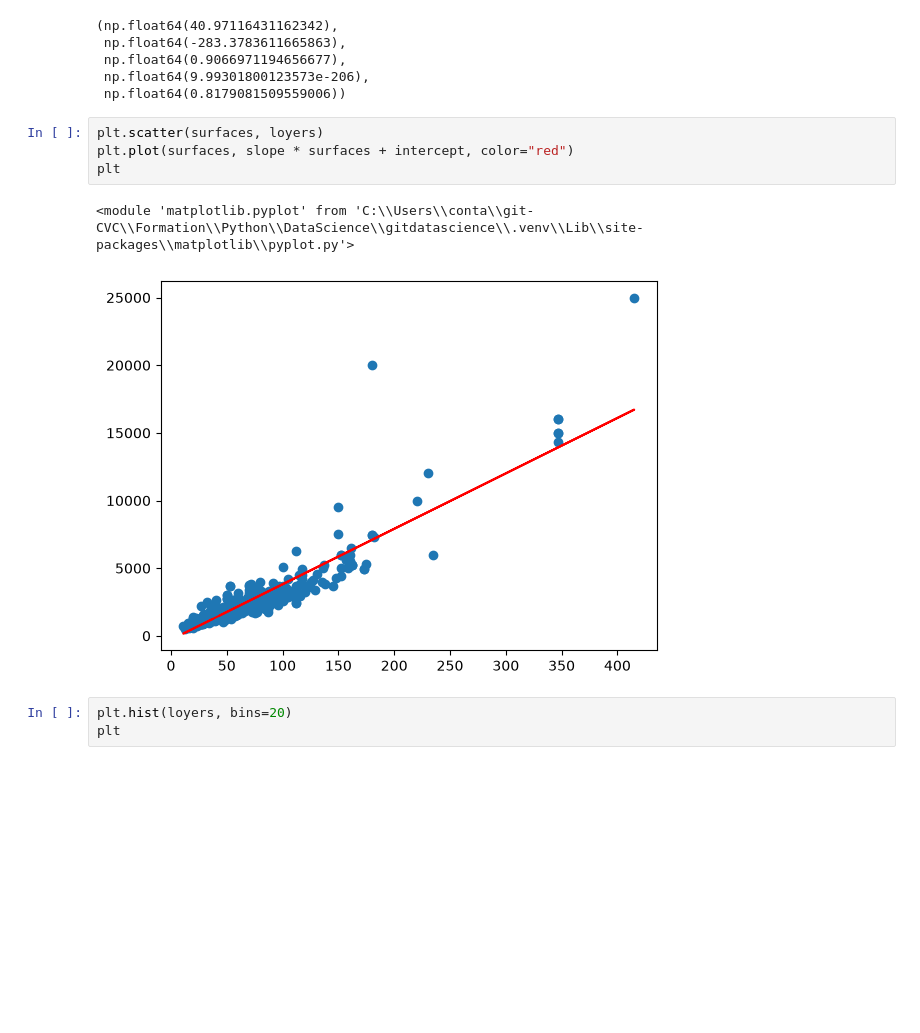
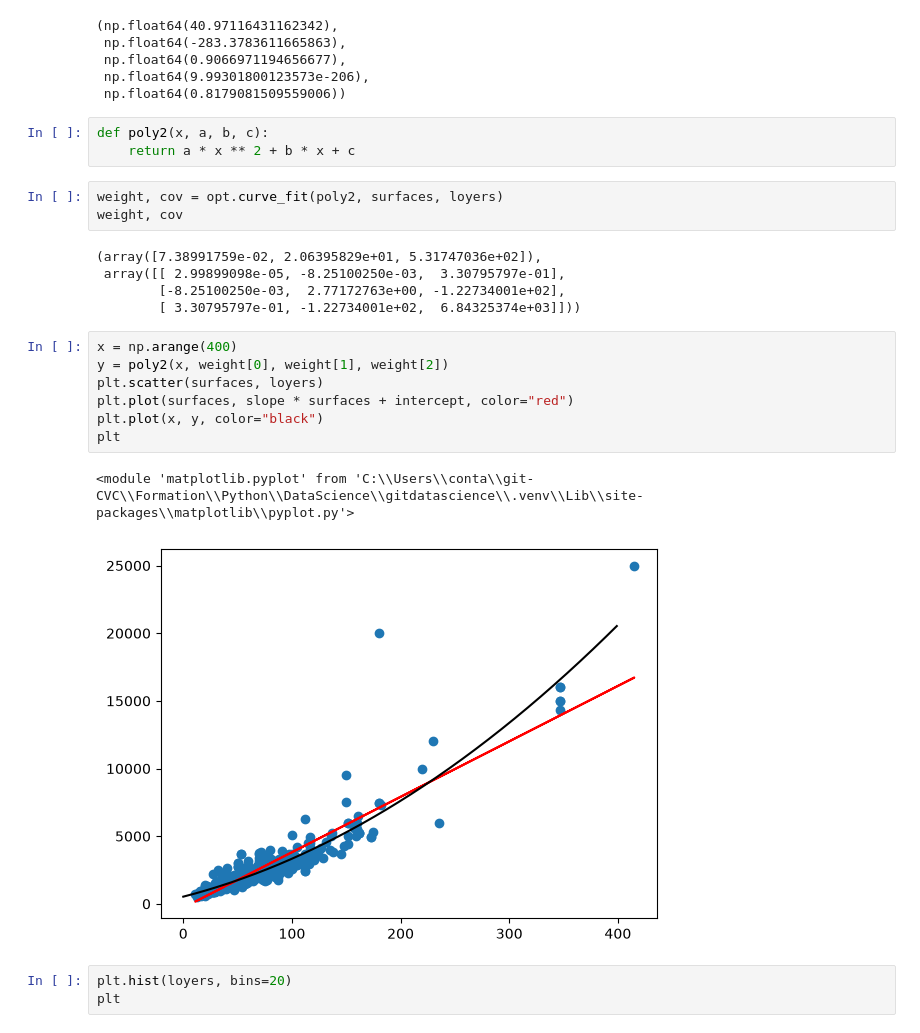
Before and after one commit to cyrilvincent/datascience, a Jupyter notebook: tp_house.ipynb, the cells around one changed output. Drawn from its saved outputs; the diff is of its cells as text; blank space fills up the shorter version.

```diff
--- a/tp_house.ipynb
+++ b/tp_house.ipynb
@@ -62,13 +63,27 @@ slope, intercept, rvalue, pvalue, stderr
  np.float64(0.9066971194656677),
  np.float64(9.99301800123573e-206),
  np.float64(0.8179081509559006))
+# %%
+def poly2(x, a, b, c):
+    return a * x ** 2 + b * x + c
+# %%
+weight, cov = opt.curve_fit(poly2, surfaces, loyers)
+weight, cov
+# %% [output]
+(array([7.38991759e-02, 2.06395829e+01, 5.31747036e+02]),
+ array([[ 2.99899098e-05, -8.25100250e-03,  3.30795797e-01],
+        [-8.25100250e-03,  2.77172763e+00, -1.22734001e+02],
+        [ 3.30795797e-01, -1.22734001e+02,  6.84325374e+03]]))
 # %%
+x = np.arange(400)
+y = poly2(x, weight[0], weight[1], weight[2])
 plt.scatter(surfaces, loyers)
 plt.plot(surfaces, slope * surfaces + intercept, color="red")
+plt.plot(x, y, color="black")
 plt
 # %% [output]
 <module 'matplotlib.pyplot' from 'C:\\Users\\conta\\git-CVC\\Formation\\Python\\DataScience\\gitdatascience\\.venv\\Lib\\site-packages\\matplotlib\\pyplot.py'>
-[figure, old version]
+[figure, new version]
 # %%
 plt.hist(loyers, bins=20)
 plt
```
Also changed, not shown: parts of 1 cell of this notebook.
